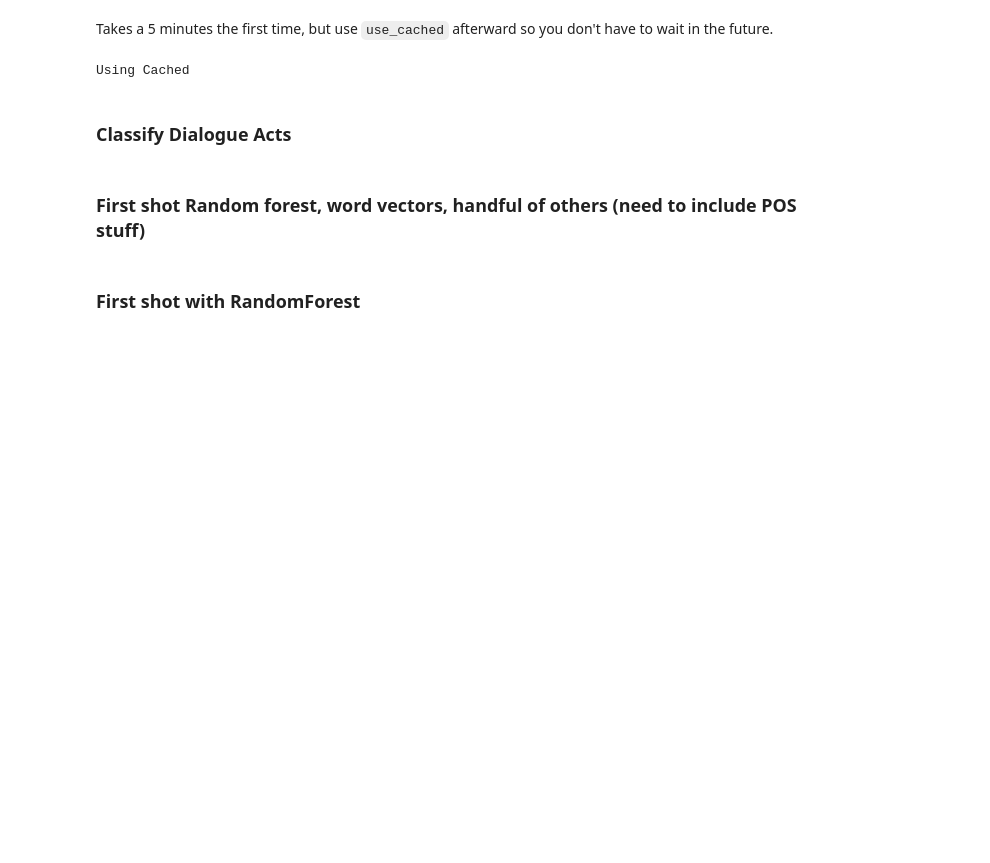
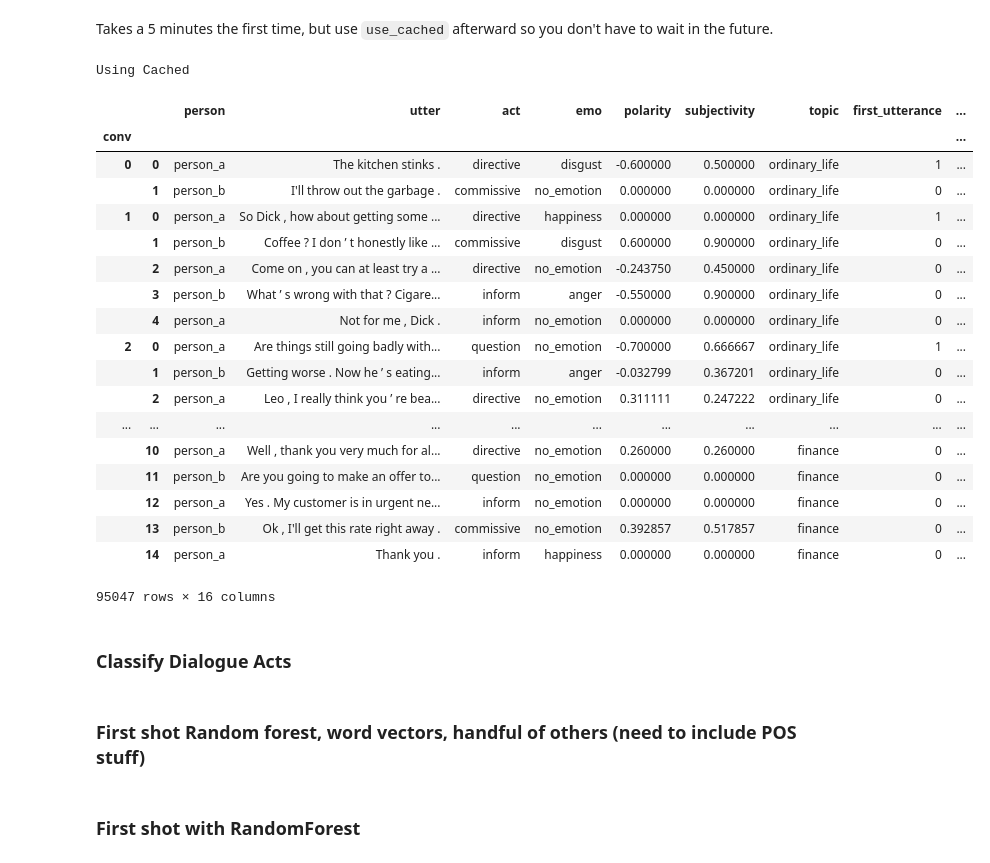
Before and after one commit to Ryanglambert/chatty, a Jupyter notebook: research/daily_dialogue/EDA-Word2Vec.ipynb, the cells around one changed output. Cells and saved outputs as stored; diff of their text form; code cells hidden in the pictures; blank space fills up the shorter version.

```diff
--- a/research/daily_dialogue/EDA-Word2Vec.ipynb
+++ b/research/daily_dialogue/EDA-Word2Vec.ipynb
@@ -35,3 +35,25 @@ Using Cached
 # train_lags = data.get_lags(train[LAG_MASK], lag_range=[1, 2])
 # %%
 train[['utter_t-1', 'utter_t-2', 'utter_t-3']] = data.get_lags(train[['utter']], lag_range=[1, 2, 3])
+# %%
+train
+# %% [output]
+|  |  | person | utter | act | emo | polarity | subjectivity | topic | first_utterance | ... |
+| conv |  |  |  |  |  |  |  |  |  | ... |
+| 0 | 0 | person_a | The kitchen stinks . | directive | disgust | -0.600000 | 0.500000 | ordinary_life | 1 | ... |
+|  | 1 | person_b | I'll throw out the garbage . | commissive | no_emotion | 0.000000 | 0.000000 | ordinary_life | 0 | ... |
+| 1 | 0 | person_a | So Dick , how about getting some ... | directive | happiness | 0.000000 | 0.000000 | ordinary_life | 1 | ... |
+|  | 1 | person_b | Coffee ? I don ’ t honestly like ... | commissive | disgust | 0.600000 | 0.900000 | ordinary_life | 0 | ... |
+|  | 2 | person_a | Come on , you can at least try a ... | directive | no_emotion | -0.243750 | 0.450000 | ordinary_life | 0 | ... |
+|  | 3 | person_b | What ’ s wrong with that ? Cigare... | inform | anger | -0.550000 | 0.900000 | ordinary_life | 0 | ... |
+|  | 4 | person_a | Not for me , Dick . | inform | no_emotion | 0.000000 | 0.000000 | ordinary_life | 0 | ... |
+| 2 | 0 | person_a | Are things still going badly with... | question | no_emotion | -0.700000 | 0.666667 | ordinary_life | 1 | ... |
+|  | 1 | person_b | Getting worse . Now he ’ s eating... | inform | anger | -0.032799 | 0.367201 | ordinary_life | 0 | ... |
+|  | 2 | person_a | Leo , I really think you ’ re bea... | directive | no_emotion | 0.311111 | 0.247222 | ordinary_life | 0 | ... |
+| ... | ... | ... | ... | ... | ... | ... | ... | ... | ... | ... |
+|  | 10 | person_a | Well , thank you very much for al... | directive | no_emotion | 0.260000 | 0.260000 | finance | 0 | ... |
+|  | 11 | person_b | Are you going to make an offer to... | question | no_emotion | 0.000000 | 0.000000 | finance | 0 | ... |
+|  | 12 | person_a | Yes . My customer is in urgent ne... | inform | no_emotion | 0.000000 | 0.000000 | finance | 0 | ... |
+|  | 13 | person_b | Ok , I'll get this rate right away . | commissive | no_emotion | 0.392857 | 0.517857 | finance | 0 | ... |
+|  | 14 | person_a | Thank you . | inform | happiness | 0.000000 | 0.000000 | finance | 0 | ... |
+95047 rows × 16 columns
```
Also changed, not shown: parts of 1 cell of this notebook, 1 other file.
